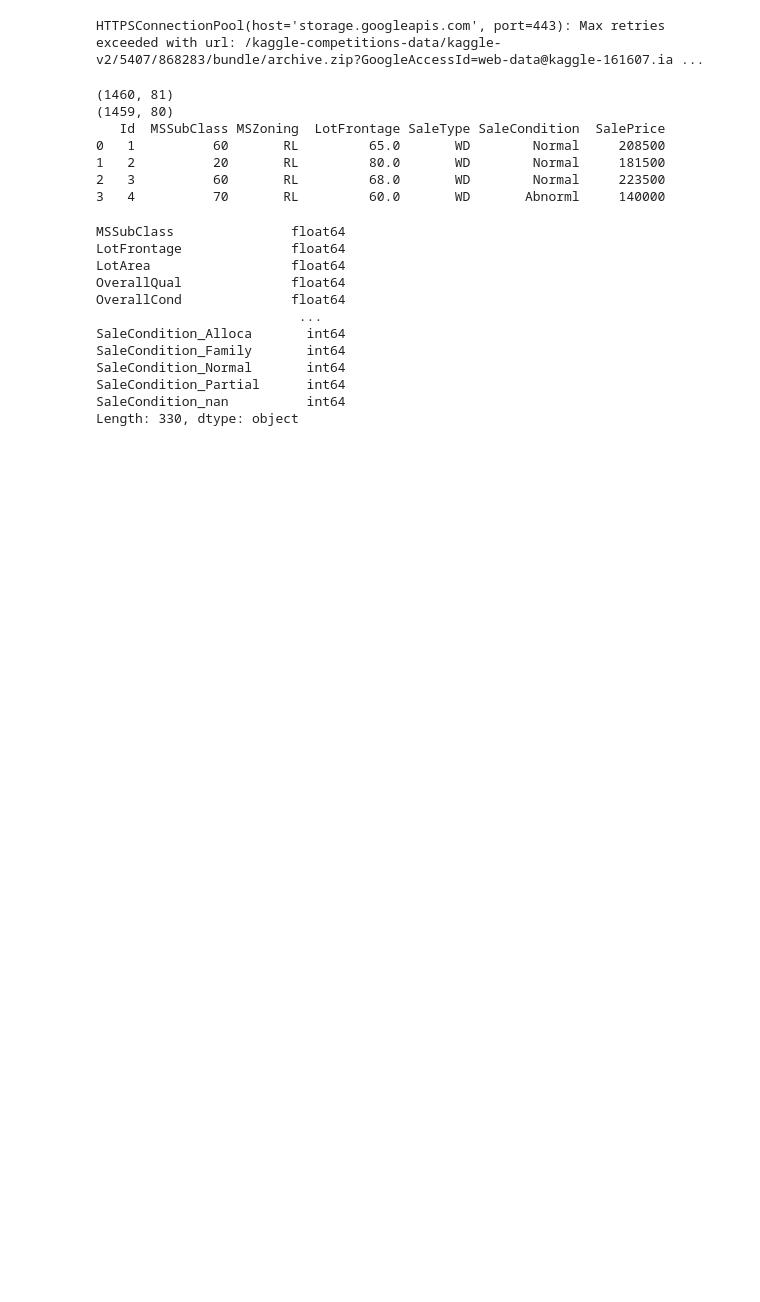
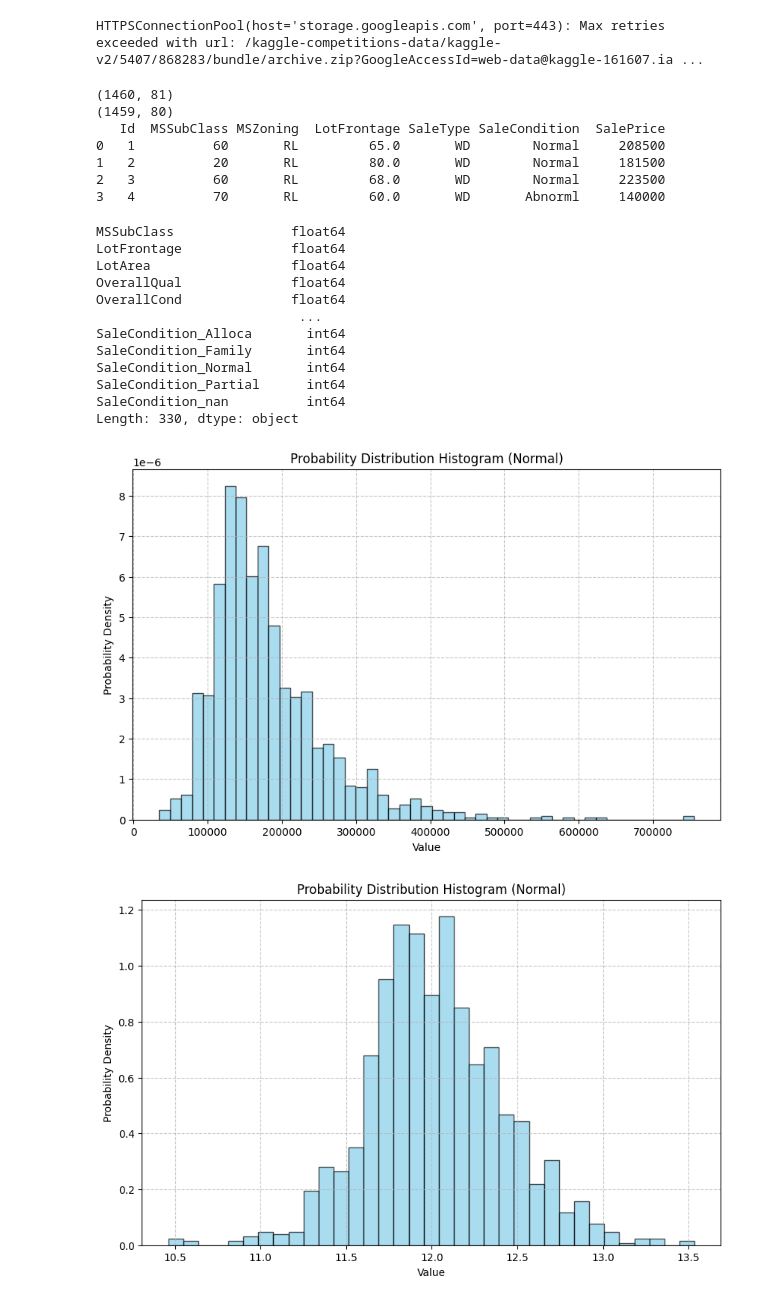
Before and after one commit to Jaachimsthal/kaggle, a Jupyter notebook: house_prices/house_prices.ipynb, the cells around one changed output. Cells and saved outputs as stored; diff of their text form; code cells hidden in the pictures; blank space fills up the shorter version.

```diff
--- a/house_prices/house_prices.ipynb
+++ b/house_prices/house_prices.ipynb
@@ -94,0 +142,28 @@ def log_rmse(net: nn.Module, features: torch.Tensor, labels: torch.Tensor):
+# %%
+# 绘制labels分布图以及对数化后labels分布图
+# 转换为对数之前，SalePrice的分布接近于长尾分布，模型会更加关注高价格，对数之后呈钟形分布，方差更均匀
+# 同时对模型的解释性更高，取对数后对模型的预测变为比例变化，对于回归模型而言，特征增加而非房价的固定金额变化，而是房价增加的比例变化
+import matplotlib.pyplot as plt
+import numpy as np
+data = train_data.SalePrice.values
+
+plt.figure(figsize=(10, 6)) # figsize=(宽度, 高度)
+plt.hist(x=data, bins='auto', density=True, alpha=0.7, color="skyblue", edgecolor="black") # density将频数转换成概率密度
+plt.title("Probability Distribution Histogram (Normal)")
+plt.xlabel('Value')
+plt.ylabel('Probability Density')
+plt.grid(True, linestyle='--', alpha=0.7)
+plt.show()
+
+data = np.log(train_data.SalePrice.values) # 取对数后形成正态分布
+
+plt.figure(figsize=(10, 6)) # figsize=(宽度, 高度)
+plt.hist(x=data, bins='auto', density=True, alpha=0.7, color="skyblue", edgecolor="black") # density将频数转换成概率密度
+plt.title("Probability Distribution Histogram (Normal)")
+plt.xlabel('Value')
+plt.ylabel('Probability Density')
+plt.grid(True, linestyle='--', alpha=0.7)
+plt.show()
+# %% [output]
+[figure, added]
+[figure, added]
```
Also changed, not shown: parts of 3 cells of this notebook.
